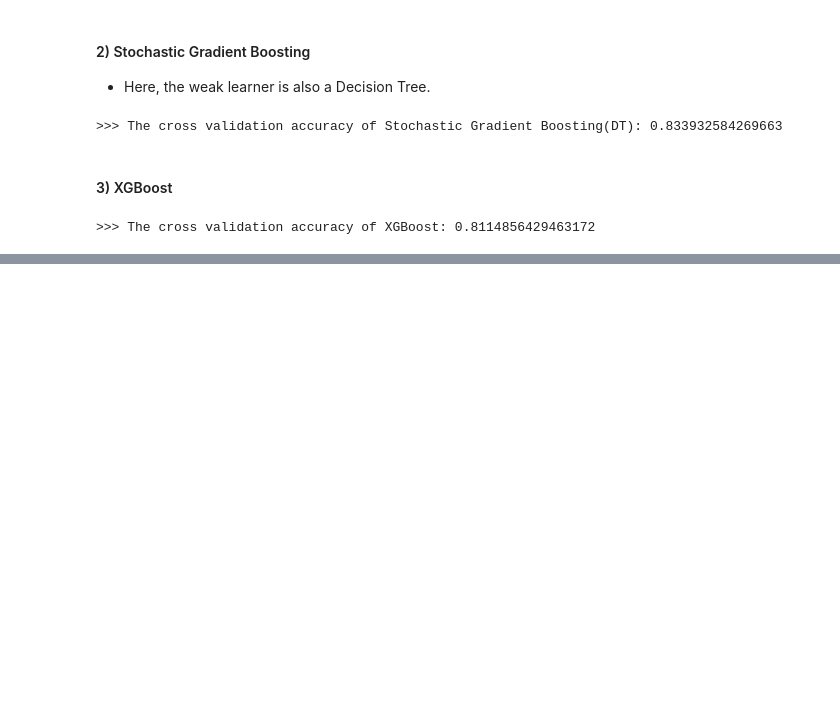
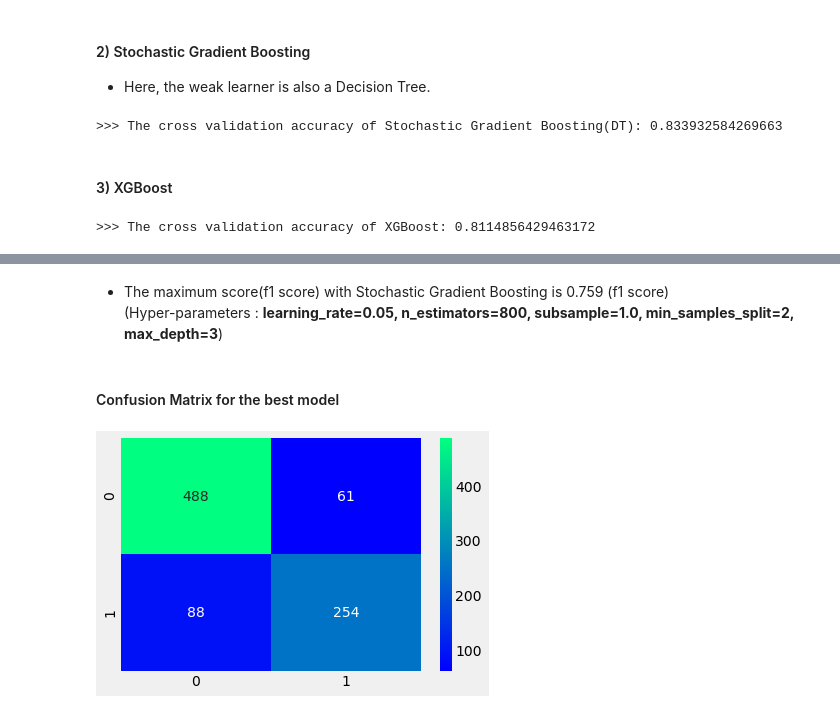
Before and after one commit to sam351/competitions, a Jupyter notebook: kaggle_titanic/200519_Titanic_study-03_Predictive-Modeling.ipynb, the cells around one changed output, grey strips where cells are left out. Cells and saved outputs as stored; diff of their text form; code cells hidden in the pictures; blank space fills up the shorter version.

Commit message:
Modify 200519_Titanic_study-03_Predictive-Modeling.ipynb
- Add Hyper-parameter Tuning for Stochastic Gradient Boosting

```diff
--- a/kaggle_titanic/200519_Titanic_study-03_Predictive-Modeling.ipynb
+++ b/kaggle_titanic/200519_Titanic_study-03_Predictive-Modeling.ipynb
@@ -481,0 +484,19 @@ print('>>> The cross validation accuracy of XGBoost:', cv_score.mean())
+# %%
+from sklearn.model_selection import GridSearchCV
+
+param = {
+    'learning_rate':[0.05, 0.1, 0.4, 0.7, 1.0],
+    'n_estimators':list(range(200, 1100, 200)),
+    'subsample':[0.4, 0.7, 1.0],
+    'min_samples_split':[2, 6, 10],
+    'max_depth':[2, 3, 5]
+}
+
+kfold5 = StratifiedKFold(n_splits=5, shuffle=True, random_state=22)
+gd = GridSearchCV(estimator=GradientBoostingClassifier(random_state=0),
+                  param_grid=param, scoring='f1', n_jobs=-1,
+                  cv=kfold5, verbose=True)
+gd.fit(data.iloc[:,1:], data.Survived)
+
+print('>>> best score:', gd.best_score_)
+print('>>> best estimator:', gd.best_estimator_)
@@ -481,0 +526,17 @@ print('>>> The cross validation accuracy of XGBoost:', cv_score.mean())
+# %% [markdown]
+- The maximum score(f1 score) with Stochastic Gradient Boosting is 0.759 (f1 score)<br>
+(Hyper-parameters : **learning_rate=0.05, n_estimators=800, subsample=1.0, min_samples_split=2, max_depth=3**)
+# %% [markdown]
+#### Confusion Matrix for the best model
+# %%
+from sklearn.model_selection import cross_val_predict
+from sklearn.metrics import confusion_matrix
+
+grad = GradientBoostingClassifier(learning_rate=0.05, n_estimators=800, subsample=1.0, min_samples_split=2, max_depth=3)
+
+prediction = cross_val_predict(grad, data.iloc[:, 1:], data.Survived, cv=kfold5)
+sns.heatmap(confusion_matrix(data.Survived, prediction),
+           cmap='winter', annot=True, fmt='2.0f')
+plt.show()
+# %% [output]
+[figure, added]
```
Also changed, not shown: parts of 11 cells of this notebook.
